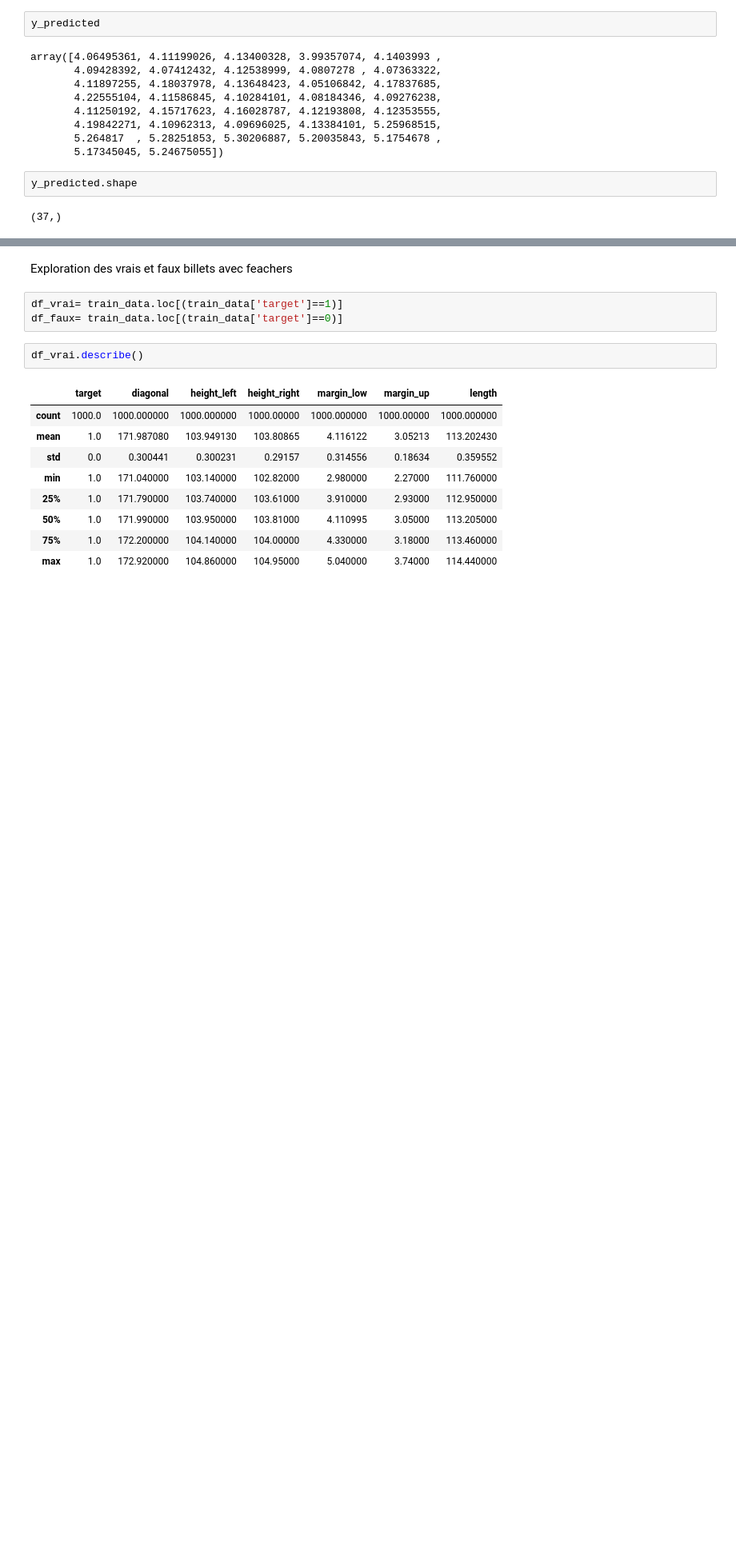
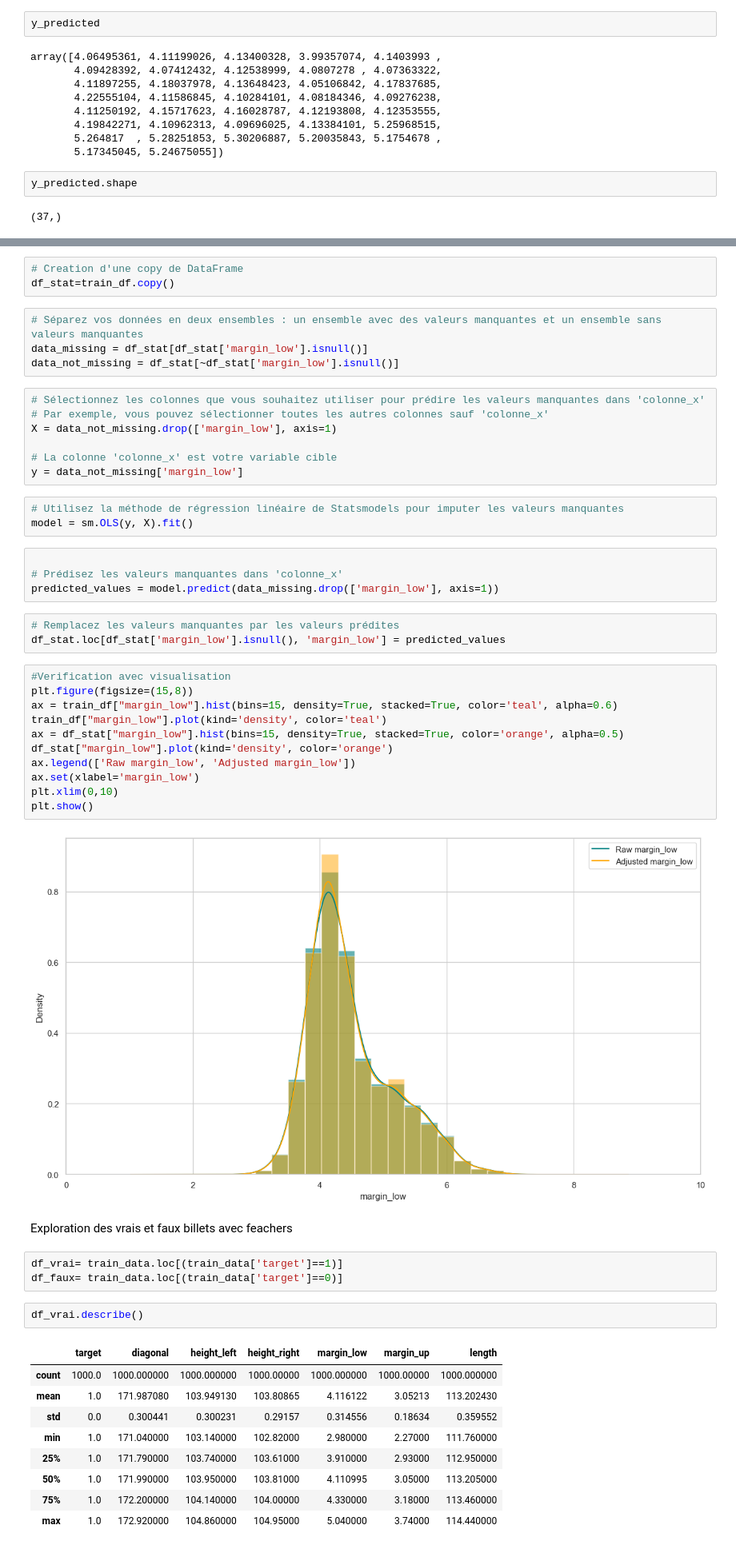
Before and after one commit to Nada-Lahbib/Project_10_Detection_des_faux_billets_avec_Python, a Jupyter notebook: notebooks/LAHBIB_Nada_1_notebook_022024.ipynb, the cells around one changed output, grey strips where cells are left out. Shown at 80% size. Saved outputs shown, nothing was run; the diff lists cells and outputs as text; blank space fills up the shorter version.

```diff
--- a/notebooks/LAHBIB_Nada_1_notebook_022024.ipynb
+++ b/notebooks/LAHBIB_Nada_1_notebook_022024.ipynb
@@ -336,3 +344,40 @@ plt.show()
+# %%
+# Creation d'une copy de DataFrame
+df_stat=train_df.copy()
+# %%
+# Séparez vos données en deux ensembles : un ensemble avec des valeurs manquantes et un ensemble sans valeurs manquantes
+data_missing = df_stat[df_stat['margin_low'].isnull()]
+data_not_missing = df_stat[~df_stat['margin_low'].isnull()]
+# %%
+# Sélectionnez les colonnes que vous souhaitez utiliser pour prédire les valeurs manquantes dans 'colonne_x'
+# Par exemple, vous pouvez sélectionner toutes les autres colonnes sauf 'colonne_x'
+X = data_not_missing.drop(['margin_low'], axis=1)
+
+# La colonne 'colonne_x' est votre variable cible
+y = data_not_missing['margin_low']
+# %%
+# Utilisez la méthode de régression linéaire de Statsmodels pour imputer les valeurs manquantes
+model = sm.OLS(y, X).fit()
+# %%
+
+# Prédisez les valeurs manquantes dans 'colonne_x'
+predicted_values = model.predict(data_missing.drop(['margin_low'], axis=1))
+# %%
+# Remplacez les valeurs manquantes par les valeurs prédites
+df_stat.loc[df_stat['margin_low'].isnull(), 'margin_low'] = predicted_values
+# %%
+#Verification avec visualisation
+plt.figure(figsize=(15,8))
+ax = train_df["margin_low"].hist(bins=15, density=True, stacked=True, color='teal', alpha=0.6)
+train_df["margin_low"].plot(kind='density', color='teal')
+ax = df_stat["margin_low"].hist(bins=15, density=True, stacked=True, color='orange', alpha=0.5)
+df_stat["margin_low"].plot(kind='density', color='orange')
+ax.legend(['Raw margin_low', 'Adjusted margin_low'])
+ax.set(xlabel='margin_low')
+plt.xlim(0,10)
+plt.show()
+# %% [output]
+[figure, added]
 # %% [markdown]
 Exploration des vrais et faux billets avec feachers
 # %%
```
Also changed, not shown: parts of 31 cells of this notebook.
